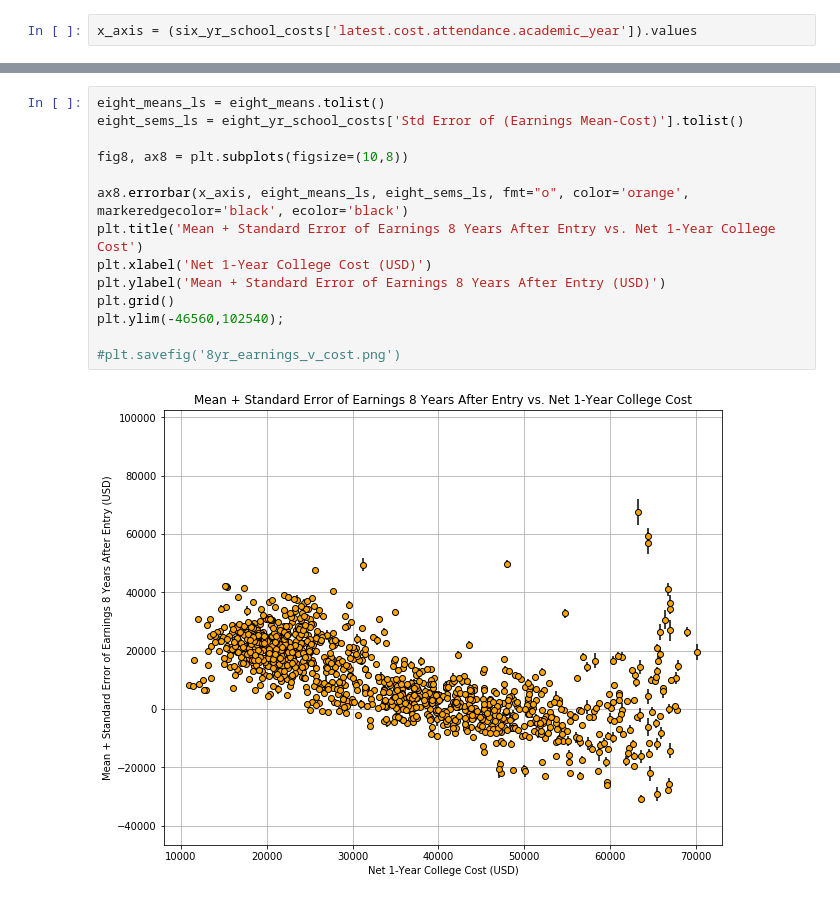
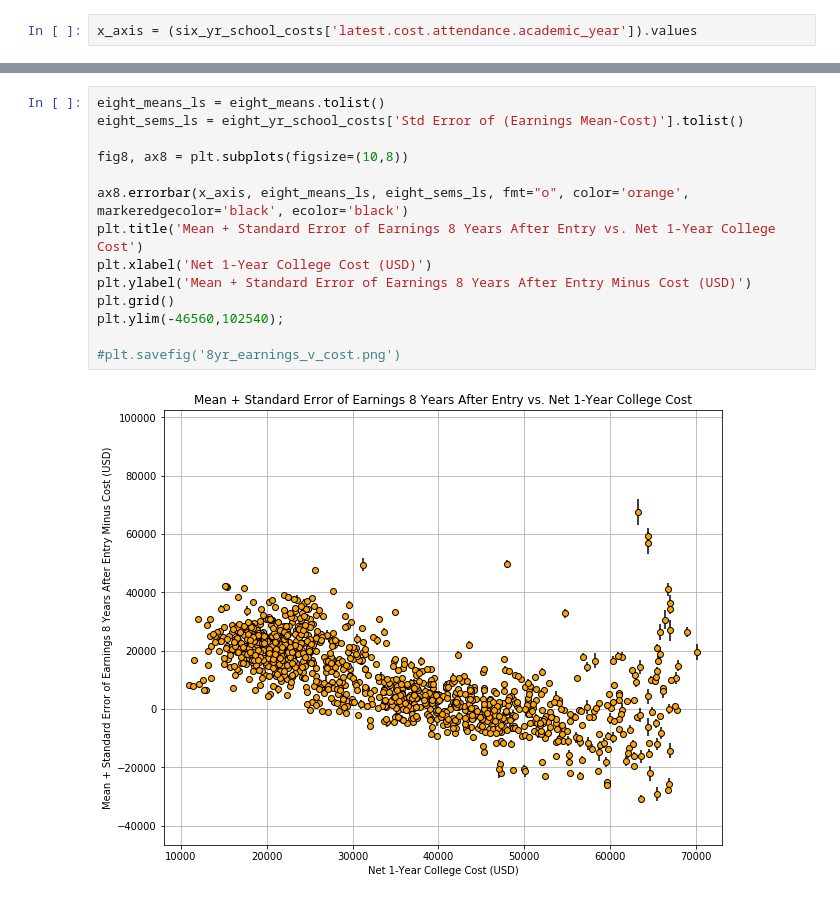
Before and after one commit to smodarressi/project1_bootcamp, a Jupyter notebook: Edu_CalcROI_Viz.ipynb, the cells around one changed output, grey strips where cells are left out. Cells and saved outputs as stored; diff of their text form.

```diff
--- a/Edu_CalcROI_Viz.ipynb
+++ b/Edu_CalcROI_Viz.ipynb
@@ -104,19 +104,19 @@ plt.ylim(-46560,102540);
 # %%
 eight_means_ls = eight_means.tolist()
 eight_sems_ls = eight_yr_school_costs['Std Error of (Earnings Mean-Cost)'].tolist()
 
 fig8, ax8 = plt.subplots(figsize=(10,8))
 
 ax8.errorbar(x_axis, eight_means_ls, eight_sems_ls, fmt="o", color='orange', markeredgecolor='black', ecolor='black')
 plt.title('Mean + Standard Error of Earnings 8 Years After Entry vs. Net 1-Year College Cost')
 plt.xlabel('Net 1-Year College Cost (USD)')
-plt.ylabel('Mean + Standard Error of Earnings 8 Years After Entry (USD)')
+plt.ylabel('Mean + Standard Error of Earnings 8 Years After Entry Minus Cost (USD)')
 plt.grid()
 plt.ylim(-46560,102540);
 
 #plt.savefig('8yr_earnings_v_cost.png')
 # %% [output]
-[figure, old version]
+[figure, new version]
 # %%
 ten_means_ls = ten_means.tolist()
 ten_sems_ls = ten_yr_school_costs['Std Error of (Earnings Mean-Cost)'].tolist()
```
Also changed, not shown: parts of 4 cells of this notebook.
